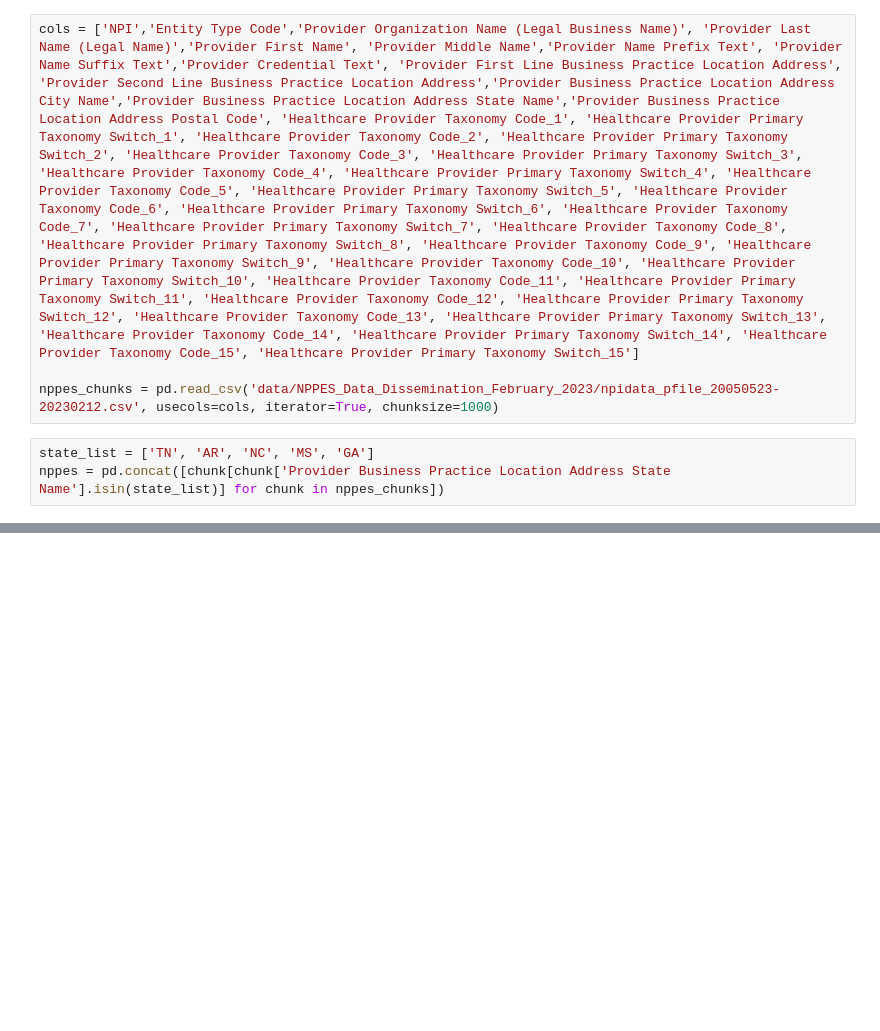
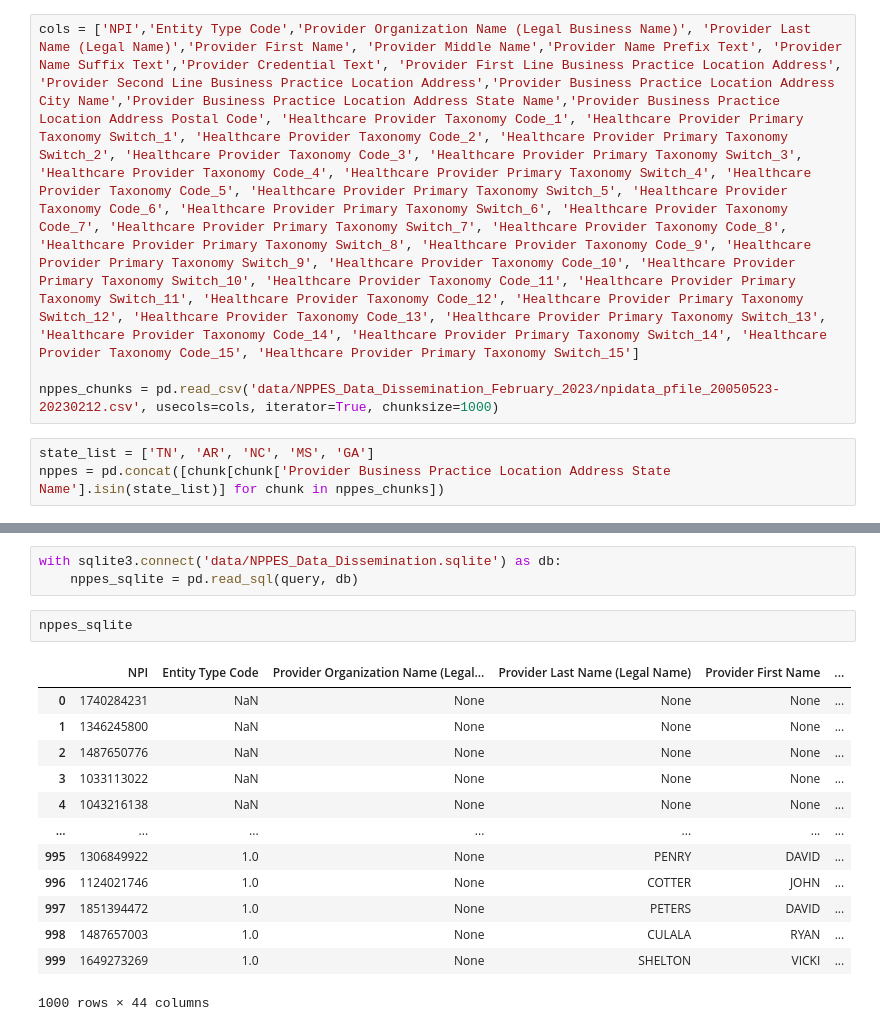
Before and after one commit to nss-data-science-cohort-6/hop_team-double-eagle-ii, a Jupyter notebook: hop_alisonc.ipynb, the cells around one changed output, grey strips where cells are left out. Cells and saved outputs as stored; diff of their text form; blank space fills up the shorter version.

```diff
--- a/hop_alisonc.ipynb
+++ b/hop_alisonc.ipynb
@@ -57,0 +87,19 @@ taxonomy
+# %%
+with sqlite3.connect('data/NPPES_Data_Dissemination.sqlite') as db:
+    nppes_sqlite = pd.read_sql(query, db)
+# %%
+nppes_sqlite
+# %% [output]
+|  | NPI | Entity Type Code | Provider Organization Name (Legal... | Provider Last Name (Legal Name) | Provider First Name | ... |
+| 0 | 1740284231 | NaN | None | None | None | ... |
+| 1 | 1346245800 | NaN | None | None | None | ... |
+| 2 | 1487650776 | NaN | None | None | None | ... |
+| 3 | 1033113022 | NaN | None | None | None | ... |
+| 4 | 1043216138 | NaN | None | None | None | ... |
+| ... | ... | ... | ... | ... | ... | ... |
+| 995 | 1306849922 | 1.0 | None | PENRY | DAVID | ... |
+| 996 | 1124021746 | 1.0 | None | COTTER | JOHN | ... |
+| 997 | 1851394472 | 1.0 | None | PETERS | DAVID | ... |
+| 998 | 1487657003 | 1.0 | None | CULALA | RYAN | ... |
+| 999 | 1649273269 | 1.0 | None | SHELTON | VICKI | ... |
+1000 rows × 44 columns
```
Also changed, not shown: parts of 10 cells of this notebook.
